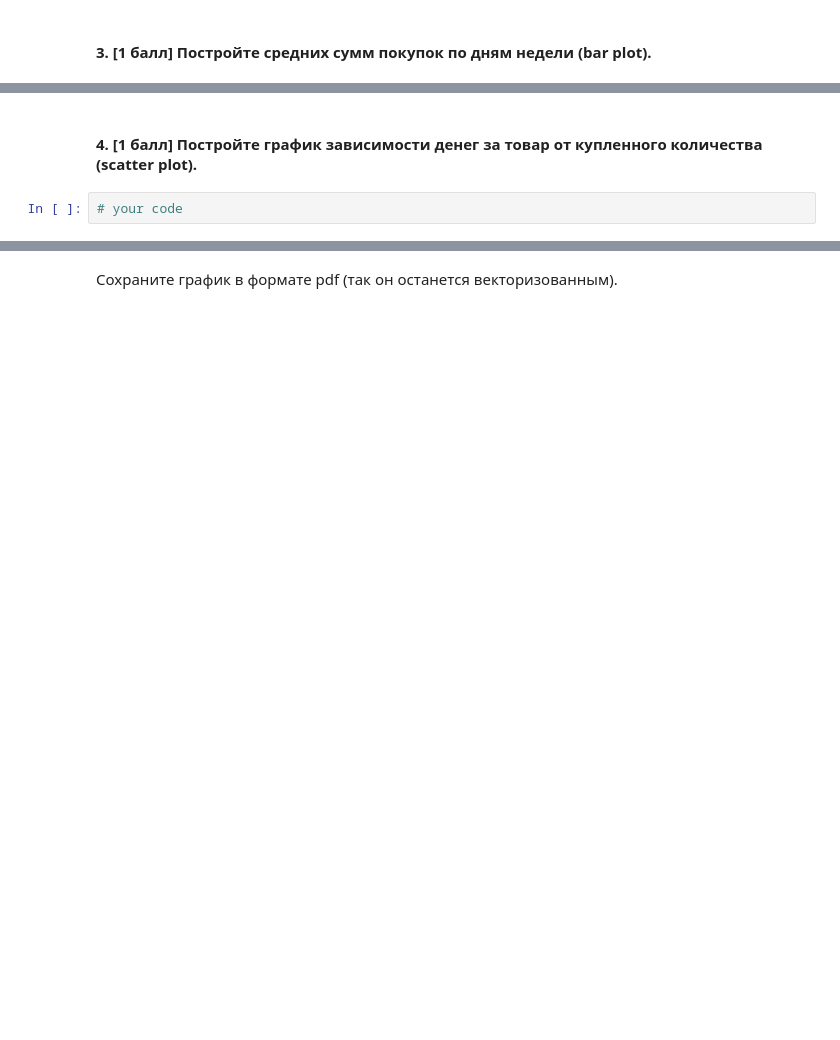
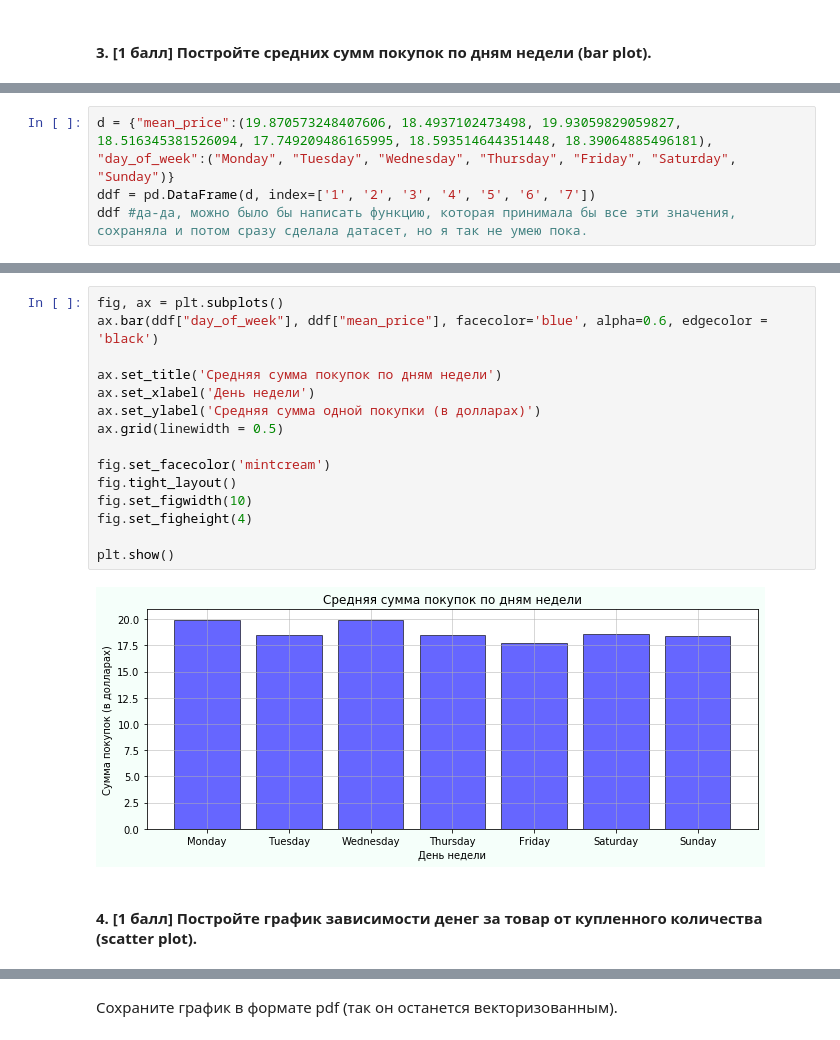
Before and after one commit to hse-mlearn/ha-01-natakolesnik, a Jupyter notebook: homework-practice-01.ipynb, the cells around one changed output, grey strips where cells are left out. Drawn from its saved outputs; the diff is of its cells as text; blank space fills up the shorter version.

```diff
--- a/homework-practice-01.ipynb
+++ b/homework-practice-01.ipynb
@@ -447,0 +558,4 @@ df['date'] = df.order_id.map(dates['date'])
+# %%
+d = {"mean_price":(19.870573248407606, 18.4937102473498, 19.93059829059827, 18.516345381526094, 17.749209486165995, 18.593514644351448, 18.39064885496181), "day_of_week":("Monday", "Tuesday", "Wednesday", "Thursday", "Friday", "Saturday", "Sunday")}
+ddf = pd.DataFrame(d, index=['1', '2', '3', '4', '5', '6', '7'])
+ddf #да-да, можно было бы написать функцию, которая принимала бы все эти значения, сохраняла и потом сразу сделала датасет, но я так не умею пока.
@@ -448,4 +571,19 @@ df['date'] = df.order_id.map(dates['date'])
+# %%
+fig, ax = plt.subplots()
+ax.bar(ddf["day_of_week"], ddf["mean_price"], facecolor='blue', alpha=0.6, edgecolor = 'black')
+
+ax.set_title('Средняя сумма покупок по дням недели')
+ax.set_xlabel('День недели')
+ax.set_ylabel('Средняя сумма одной покупки (в долларах)')
+ax.grid(linewidth = 0.5)
+
+fig.set_facecolor('mintcream')
+fig.tight_layout()
+fig.set_figwidth(10)
+fig.set_figheight(4)
+
+plt.show()
+# %% [output]
+[figure, added]
 # %% [markdown]
 #### 4. [1 балл] Постройте график зависимости денег за товар от купленного количества (scatter plot).
-# %%
-# your code
```
Also changed, not shown: parts of 34 cells of this notebook.
